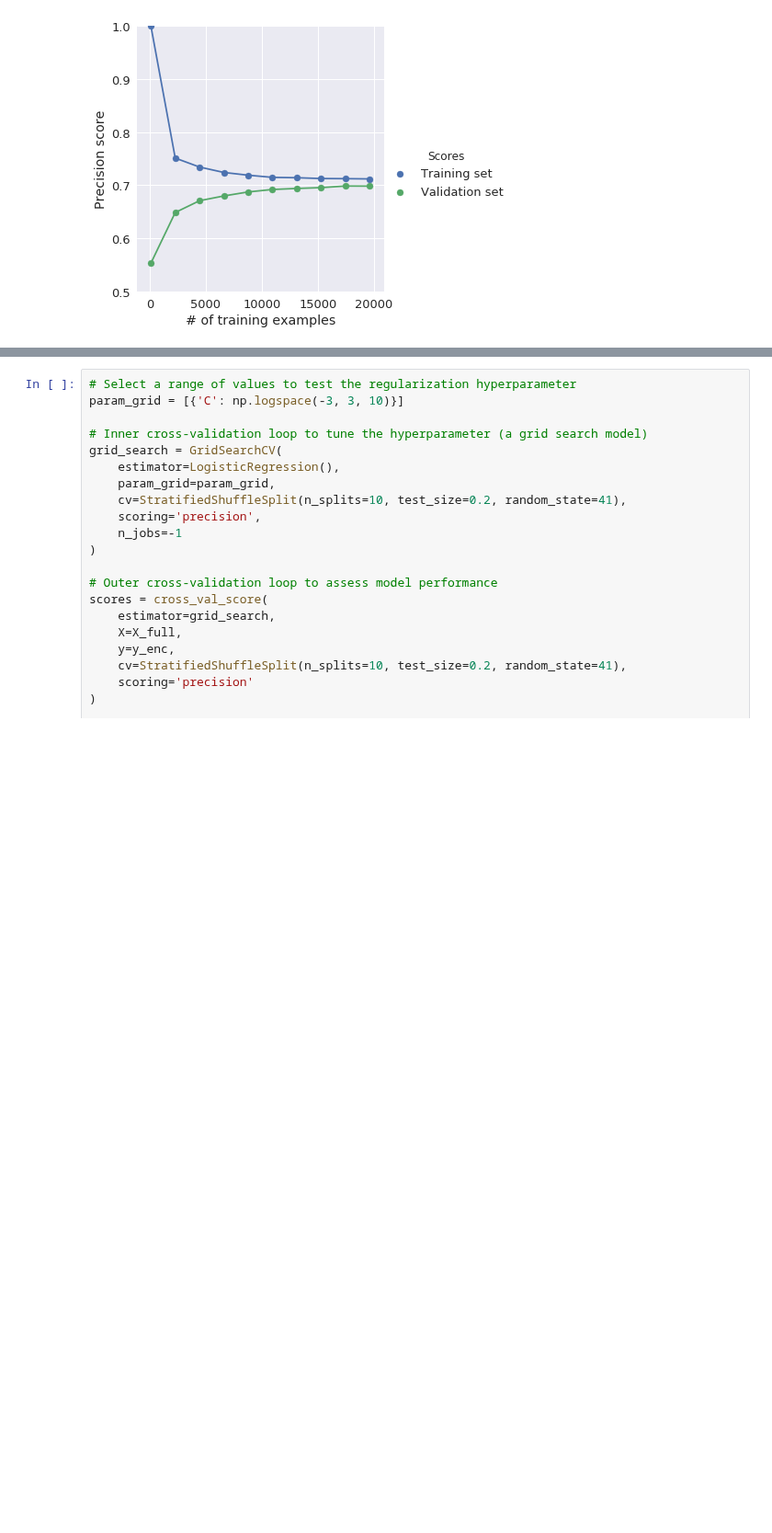
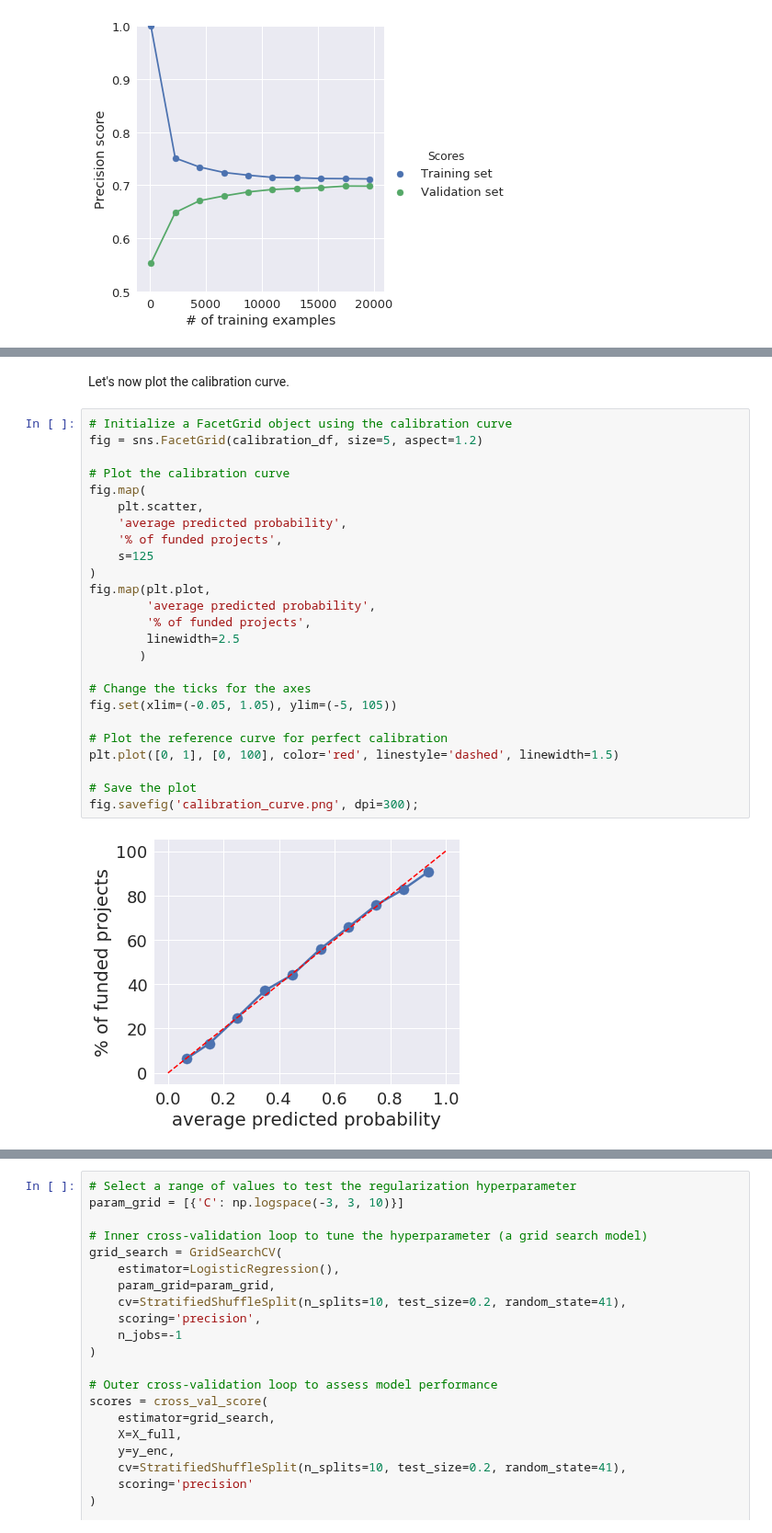
Before and after one commit to redwanhuq/campaign-critic, a Jupyter notebook: prototyping/prototyping-machine_learning.ipynb, the cells around one changed output, grey strips where cells are left out. Shown at 92% size. Cells and saved outputs as stored; diff of their text form; blank space fills up the shorter version.

```diff
--- a/prototyping/prototyping-machine_learning.ipynb
+++ b/prototyping/prototyping-machine_learning.ipynb
@@ -479 +509,30 @@ fig.map(plt.plot, '# of training examples', 'Precision score') \
+# %% [markdown]
+Let's now plot the calibration curve.
+# %%
+# Initialize a FacetGrid object using the calibration curve
+fig = sns.FacetGrid(calibration_df, size=5, aspect=1.2)
+
+# Plot the calibration curve
+fig.map(
+    plt.scatter,
+    'average predicted probability',
+    '% of funded projects',
+    s=125
+)
+fig.map(plt.plot,
+        'average predicted probability',
+        '% of funded projects',
+        linewidth=2.5
+       )
+
+# Change the ticks for the axes
+fig.set(xlim=(-0.05, 1.05), ylim=(-5, 105))
+
+# Plot the reference curve for perfect calibration
+plt.plot([0, 1], [0, 100], color='red', linestyle='dashed', linewidth=1.5)
+
+# Save the plot
+fig.savefig('calibration_curve.png', dpi=300);
+# %% [output]
+[figure, added]
 # %% [markdown]
```
Also changed, not shown: parts of 16 cells of this notebook.
